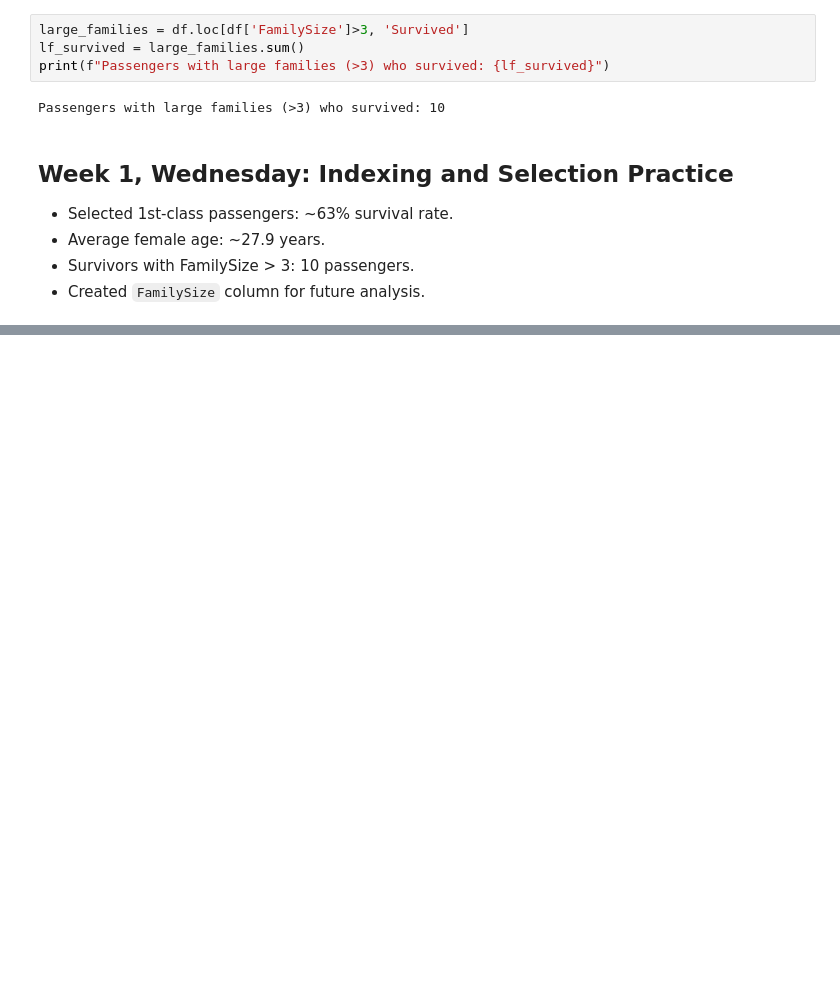
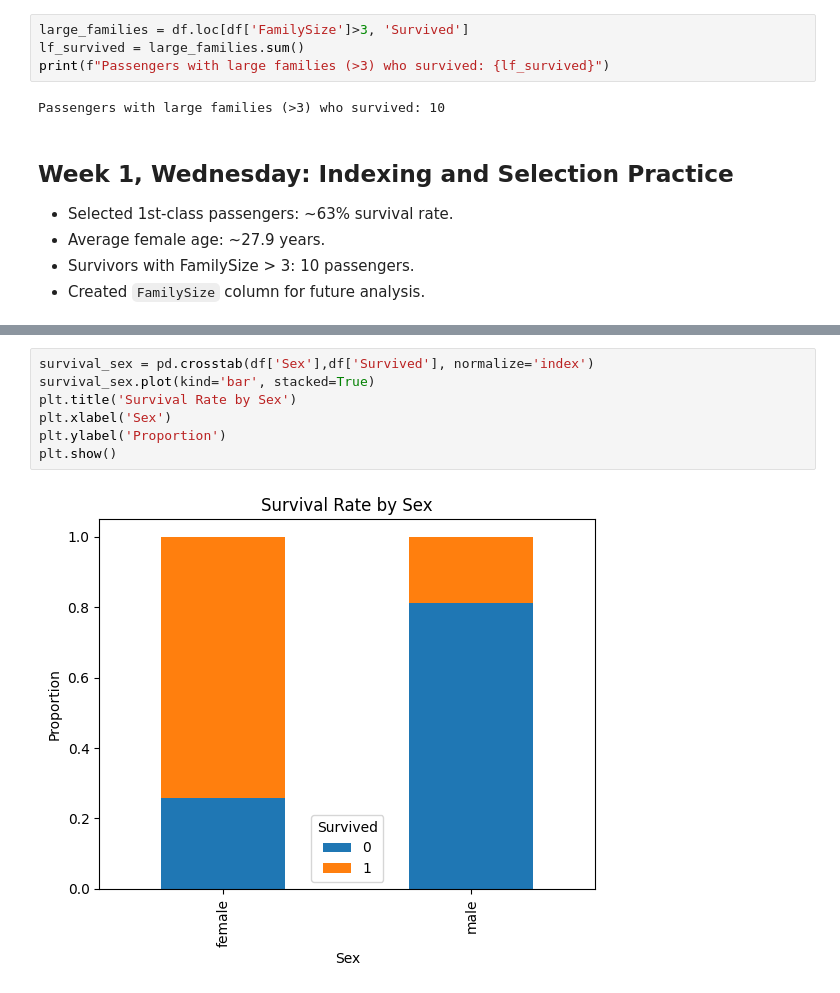
Before and after one commit to edaro27/ai-ml-portfolio, a Jupyter notebook: week1/week1_titanic_analysis.ipynb, the cells around one changed output, grey strips where cells are left out. Cells and saved outputs as stored; diff of their text form; blank space fills up the shorter version.

```diff
--- a/week1/week1_titanic_analysis.ipynb
+++ b/week1/week1_titanic_analysis.ipynb
@@ -266,0 +284,9 @@ Passengers with large families (>3) who survived: 10
+# %%
+survival_sex = pd.crosstab(df['Sex'],df['Survived'], normalize='index')
+survival_sex.plot(kind='bar', stacked=True)
+plt.title('Survival Rate by Sex')
+plt.xlabel('Sex')
+plt.ylabel('Proportion')
+plt.show()
+# %% [output]
+[figure, added]
```
Also changed, not shown: parts of 3 cells of this notebook.
